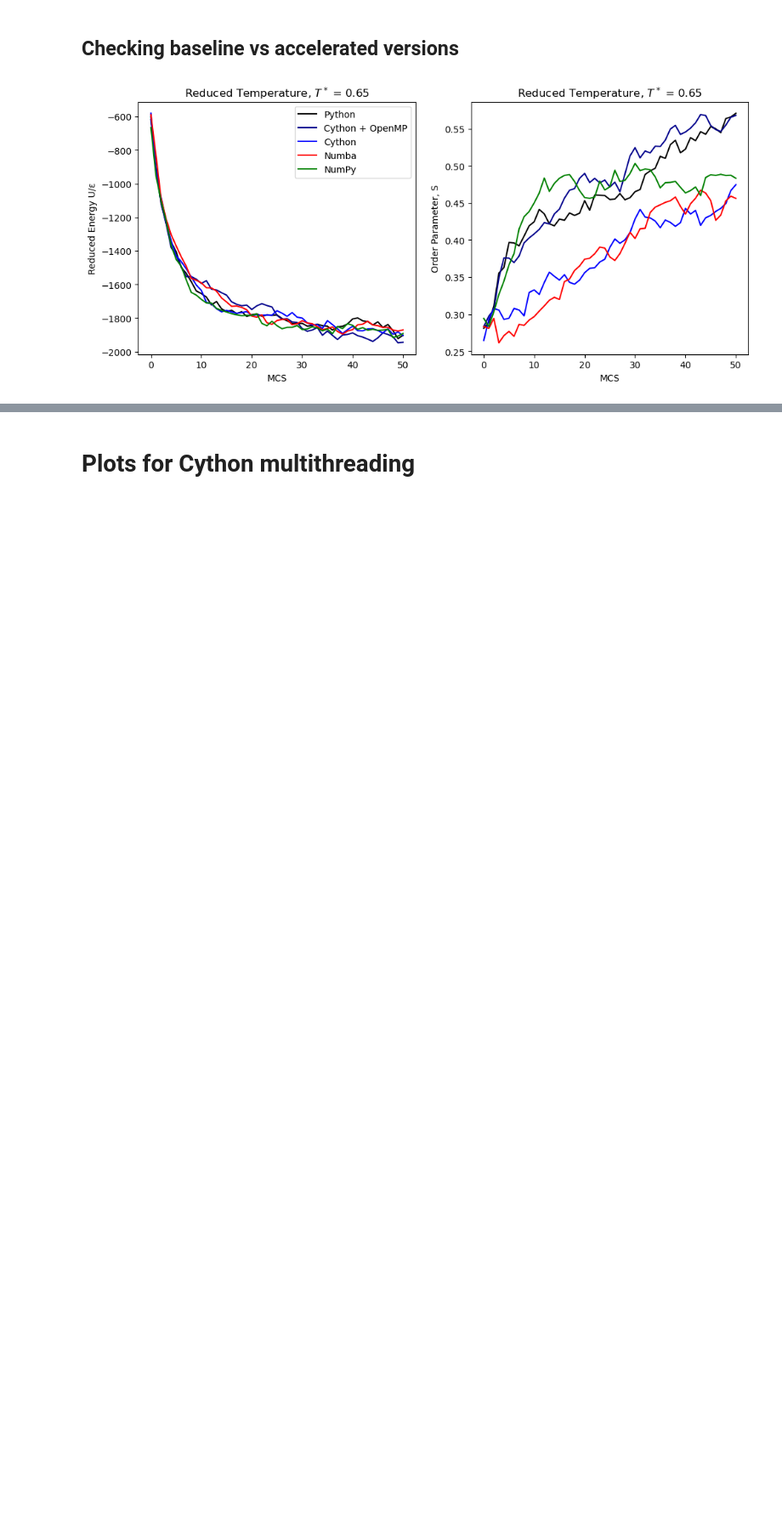
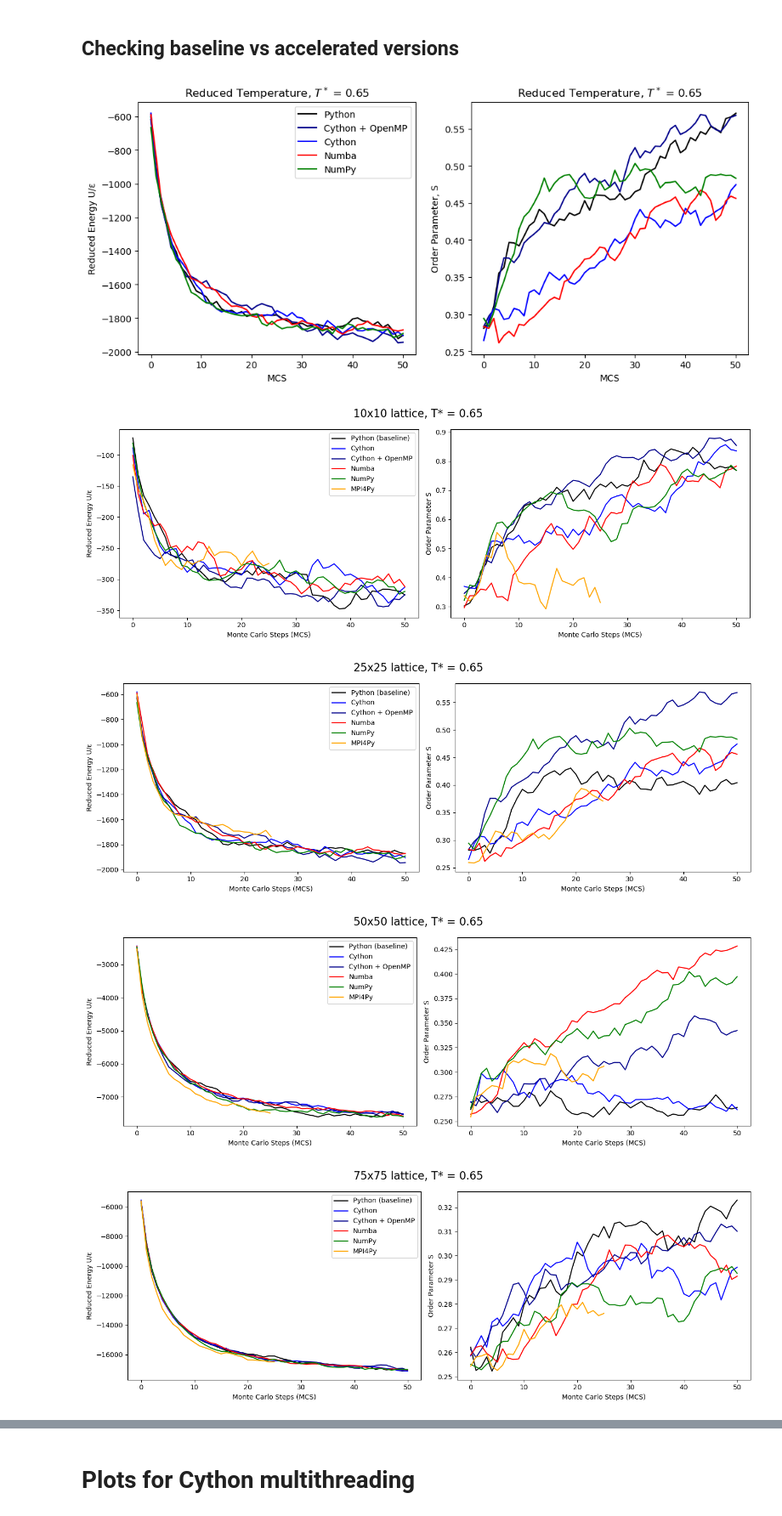
Before and after one commit to summerz04/LebwohlLasher, a Jupyter notebook: LebwohlLasher_Plotting.ipynb, the cells around one changed output, grey strips where cells are left out. Shown at 85% size. Saved outputs shown, nothing was run; the diff lists cells and outputs as text; code cells hidden in the pictures; blank space fills up the shorter version.

```diff
--- a/LebwohlLasher_Plotting.ipynb
+++ b/LebwohlLasher_Plotting.ipynb
@@ -314,0 +343,36 @@ plt.show()
+# %%
+for size in sizes:
+    # Load baseline
+    baseline = np.loadtxt(baseline_files[size], skiprows=6)
+
+    # Load other methods
+    data = {'Python (baseline)': baseline}
+    for method, pattern in methods.items():
+        file_path = pattern.format(size=size)
+        data[method] = np.loadtxt(file_path, skiprows=6)
+
+    # Create figure
+    fig, ax = plt.subplots(1, 2, figsize=(14,5))
+    fig.suptitle(f'{size}x{size} lattice, T* = 0.65', fontsize=16)
+
+    # Plot energy
+    for method, arr in data.items():
+        ax[0].plot(arr[:,0], arr[:,2], color=colors[method], label=method)
+    ax[0].set_xlabel('Monte Carlo Steps (MCS)')
+    ax[0].set_ylabel('Reduced Energy U/ε')
+
+    ax[0].legend()
+
+    # Plot order parameter
+    for method, arr in data.items():
+        ax[1].plot(arr[:,0], arr[:,3], color=colors[method], label=method)
+    ax[1].set_xlabel('Monte Carlo Steps (MCS)')
+    ax[1].set_ylabel('Order Parameter S')
+
+    plt.tight_layout()
+    plt.show()
+# %% [output]
+[figure, added]
+[figure, added]
+[figure, added]
+[figure, added]
```
Also changed, not shown: parts of 6 cells of this notebook.
